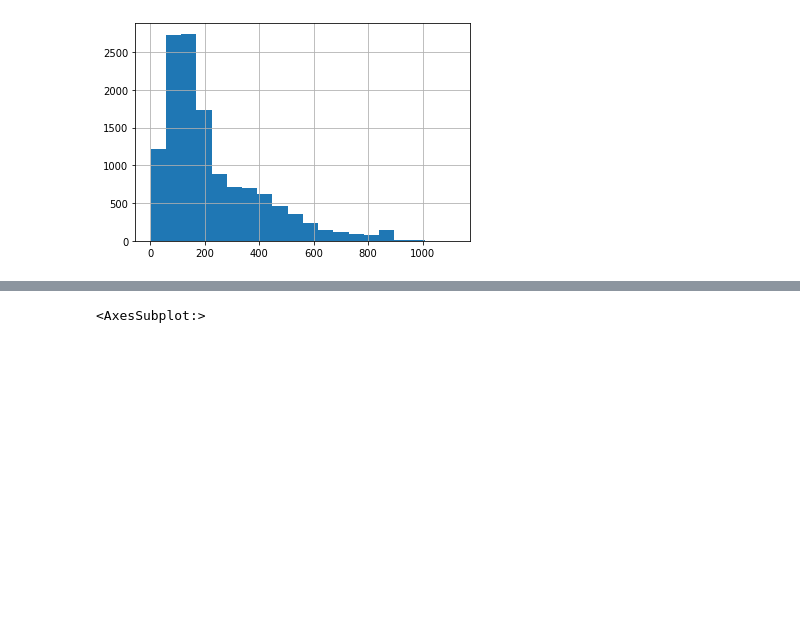
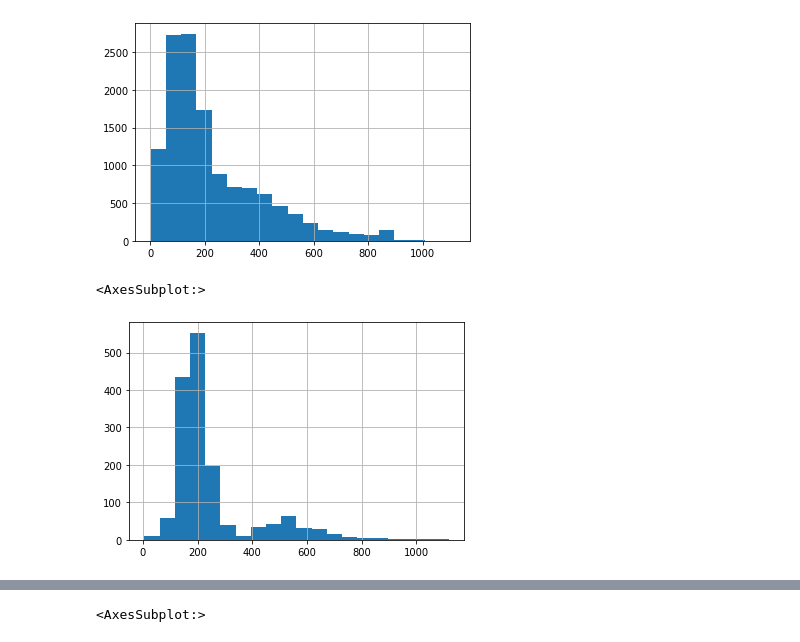
Before and after one commit to maxemileffort/paper-grading-assistant, a Jupyter notebook: notebooks/1-Wrangling and EDA.ipynb, the cells around one changed output, grey strips where cells are left out. Saved outputs shown, nothing was run; the diff lists cells and outputs as text; code cells hidden in the pictures; blank space fills up the shorter version.

Commit message:
added some more graphs

```diff
--- a/notebooks/1-Wrangling and EDA.ipynb
+++ b/notebooks/1-Wrangling and EDA.ipynb
@@ -433,3 +434,9 @@ data['word_count'].hist(bins=20)
 # %% [output]
 <AxesSubplot:>
 [figure]
+# %%
+# A's word counts
+data.loc[data['class'] == 5, 'word_count'].hist(bins=20)
+# %% [output]
+<AxesSubplot:>
+[figure, added]
```
Also changed, not shown: parts of 11 cells of this notebook, 1 other file.
